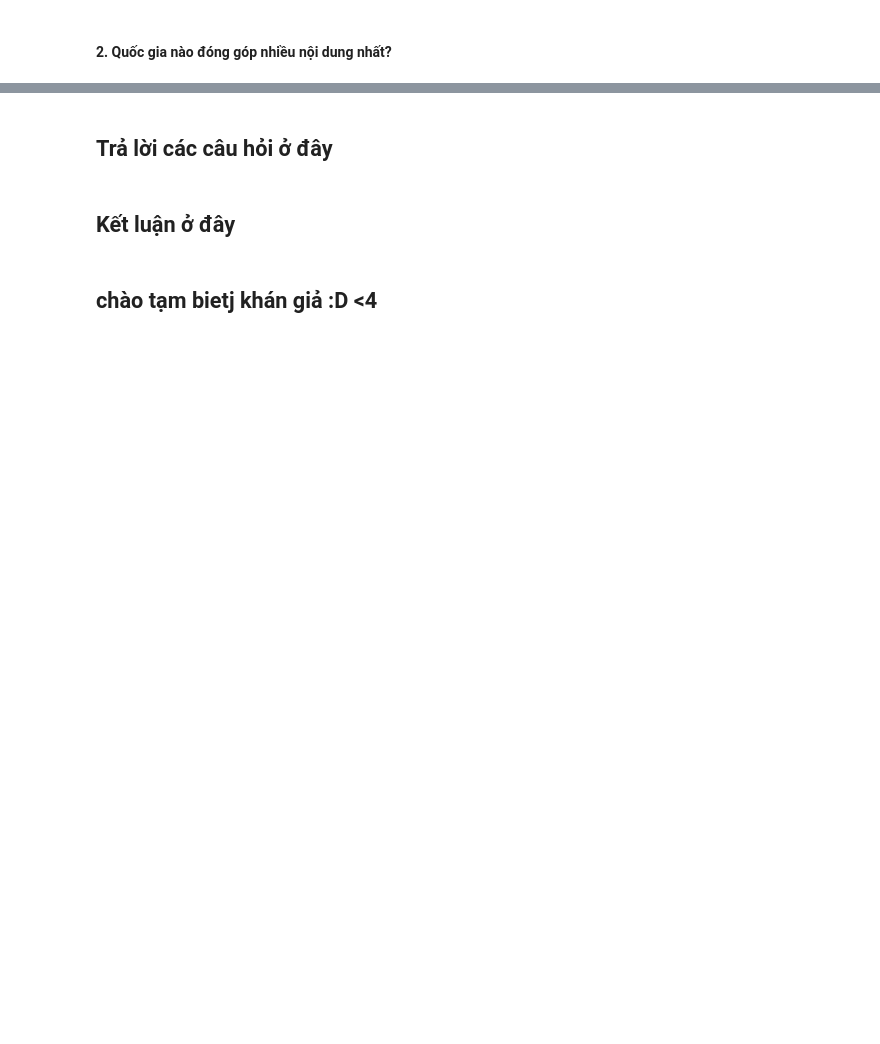
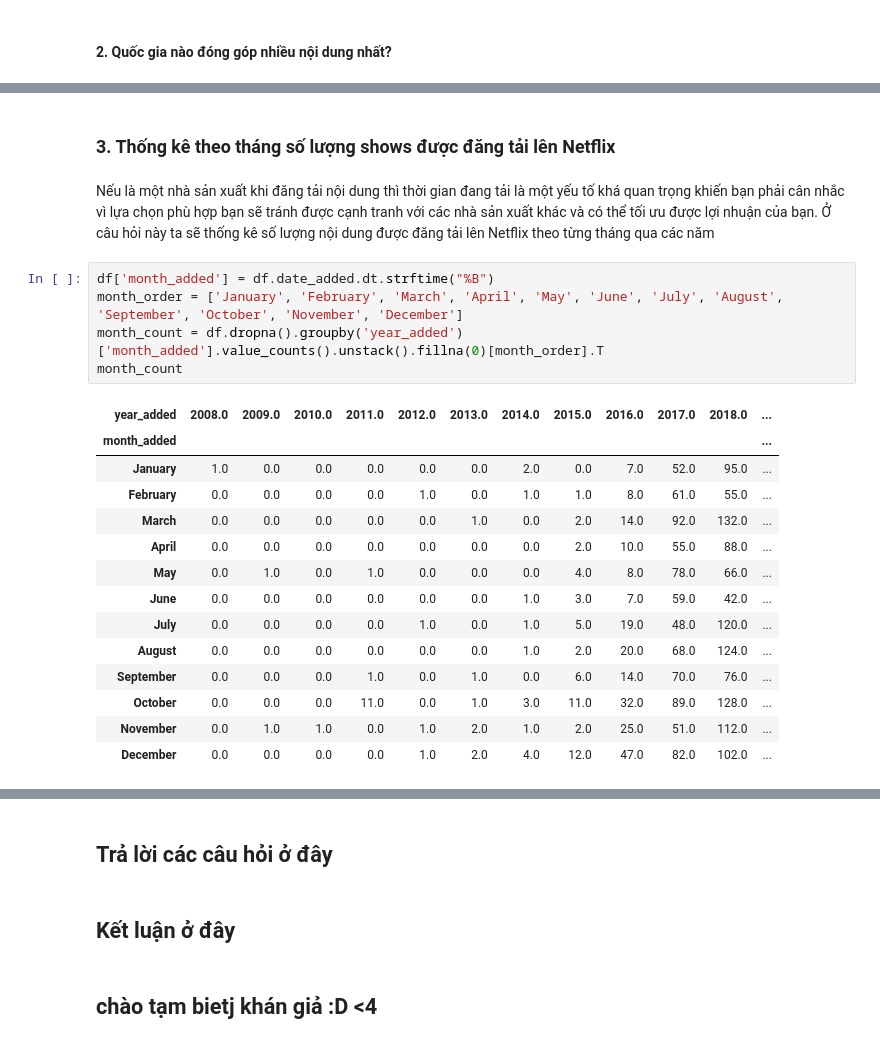
Before and after one commit to ducanh2505/Data_Science_Project, a Jupyter notebook: 171220-DaoDucAnh.ipynb, the cells around one changed output, grey strips where cells are left out. Saved outputs shown, nothing was run; the diff lists cells and outputs as text; blank space fills up the shorter version.

```diff
--- a/171220-DaoDucAnh.ipynb
+++ b/171220-DaoDucAnh.ipynb
@@ -283,0 +297,24 @@ plt.grid(axis = 'y'), plt.legend(loc = 1);
+# %% [markdown]
+### 3. Thống kê theo tháng số lượng shows được đăng tải lên Netflix
+# %% [markdown]
+Nếu là một nhà sản xuất khi đăng tải nội dung thì thời gian đang tải là một yếu tố khá quan trọng khiến bạn phải cân nhắc vì lựa chọn phù hợp bạn sẽ tránh được cạnh tranh với các nhà sản xuất khác và có thể tối ưu được lợi nhuận của bạn. Ở câu hỏi này ta sẽ thống kê số lượng nội dung được đăng tải lên Netflix theo từng tháng qua các năm
+# %%
+df['month_added'] = df.date_added.dt.strftime("%B")
+month_order = ['January', 'February', 'March', 'April', 'May', 'June', 'July', 'August', 'September', 'October', 'November', 'December']
+month_count = df.dropna().groupby('year_added')['month_added'].value_counts().unstack().fillna(0)[month_order].T
+month_count
+# %% [output]
+| year_added | 2008.0 | 2009.0 | 2010.0 | 2011.0 | 2012.0 | 2013.0 | 2014.0 | 2015.0 | 2016.0 | 2017.0 | 2018.0 | ... |
+| month_added |  |  |  |  |  |  |  |  |  |  |  | ... |
+| January | 1.0 | 0.0 | 0.0 | 0.0 | 0.0 | 0.0 | 2.0 | 0.0 | 7.0 | 52.0 | 95.0 | ... |
+| February | 0.0 | 0.0 | 0.0 | 0.0 | 1.0 | 0.0 | 1.0 | 1.0 | 8.0 | 61.0 | 55.0 | ... |
+| March | 0.0 | 0.0 | 0.0 | 0.0 | 0.0 | 1.0 | 0.0 | 2.0 | 14.0 | 92.0 | 132.0 | ... |
+| April | 0.0 | 0.0 | 0.0 | 0.0 | 0.0 | 0.0 | 0.0 | 2.0 | 10.0 | 55.0 | 88.0 | ... |
+| May | 0.0 | 1.0 | 0.0 | 1.0 | 0.0 | 0.0 | 0.0 | 4.0 | 8.0 | 78.0 | 66.0 | ... |
+| June | 0.0 | 0.0 | 0.0 | 0.0 | 0.0 | 0.0 | 1.0 | 3.0 | 7.0 | 59.0 | 42.0 | ... |
+| July | 0.0 | 0.0 | 0.0 | 0.0 | 1.0 | 0.0 | 1.0 | 5.0 | 19.0 | 48.0 | 120.0 | ... |
+| August | 0.0 | 0.0 | 0.0 | 0.0 | 0.0 | 0.0 | 1.0 | 2.0 | 20.0 | 68.0 | 124.0 | ... |
+| September | 0.0 | 0.0 | 0.0 | 1.0 | 0.0 | 1.0 | 0.0 | 6.0 | 14.0 | 70.0 | 76.0 | ... |
+| October | 0.0 | 0.0 | 0.0 | 11.0 | 0.0 | 1.0 | 3.0 | 11.0 | 32.0 | 89.0 | 128.0 | ... |
+| November | 0.0 | 1.0 | 1.0 | 0.0 | 1.0 | 2.0 | 1.0 | 2.0 | 25.0 | 51.0 | 112.0 | ... |
+| December | 0.0 | 0.0 | 0.0 | 0.0 | 1.0 | 2.0 | 4.0 | 12.0 | 47.0 | 82.0 | 102.0 | ... |
```
Also changed, not shown: parts of 8 cells of this notebook.
